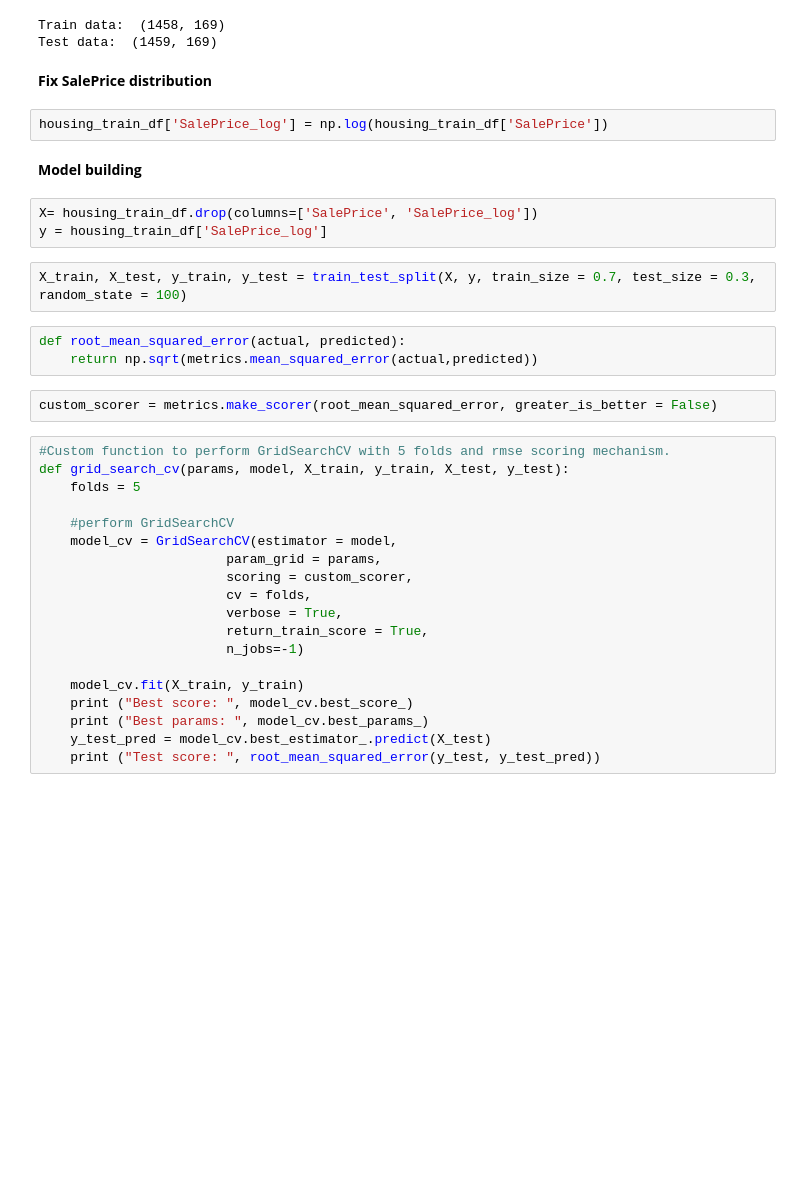
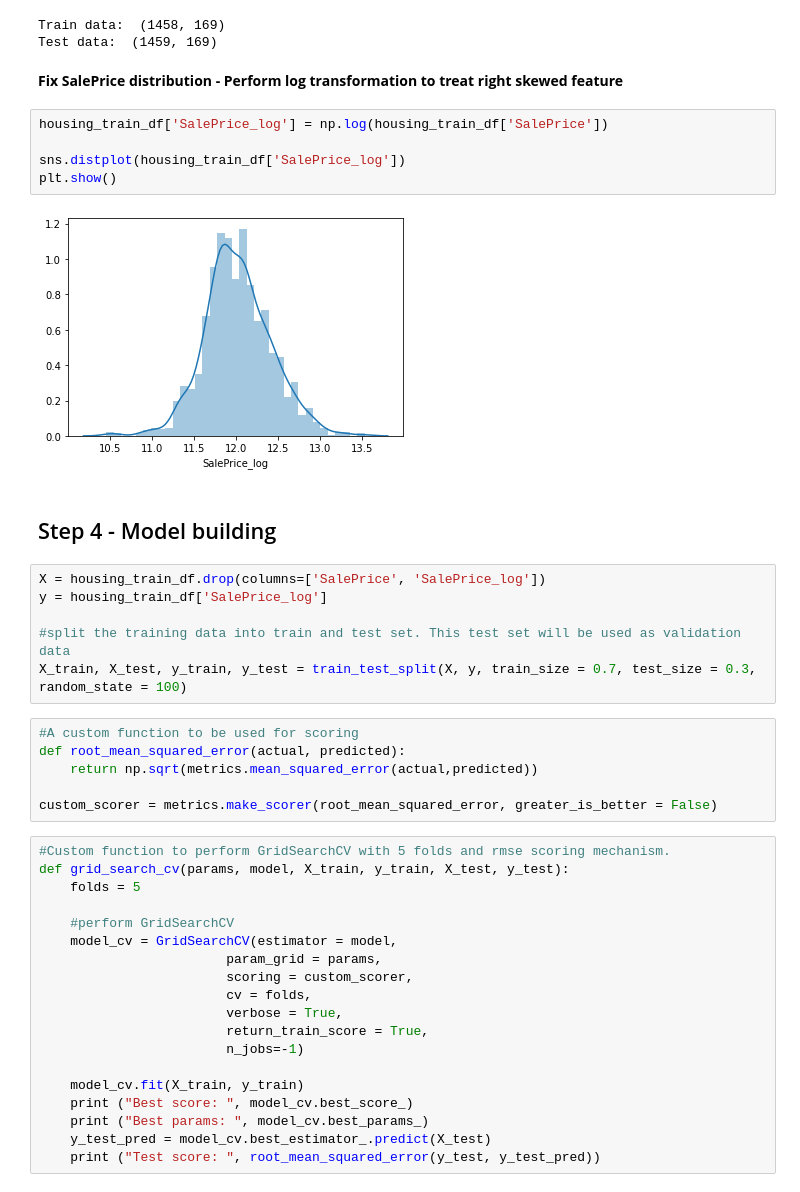
Before and after one commit to nehakumar31/kaggle_problems, a Jupyter notebook: House_Price_Prediction/House_Price_Prediction.ipynb, the cells around one changed output. Drawn from its saved outputs; the diff is of its cells as text; blank space fills up the shorter version.

```diff
--- a/House_Price_Prediction/House_Price_Prediction.ipynb
+++ b/House_Price_Prediction/House_Price_Prediction.ipynb
@@ -570,21 +654,28 @@ print ("Test data: ", housing_test_df.shape)
 Train data:  (1458, 169)
 Test data:  (1459, 169)
 # %% [markdown]
-**Fix SalePrice distribution**
+**Fix SalePrice distribution - Perform log transformation to treat right skewed feature**
 # %%
 housing_train_df['SalePrice_log'] = np.log(housing_train_df['SalePrice'])
+
+sns.distplot(housing_train_df['SalePrice_log'])
+plt.show()
+# %% [output]
+[figure, added]
 # %% [markdown]
-**Model building**
+## Step 4 - Model building
-# %%
-X= housing_train_df.drop(columns=['SalePrice', 'SalePrice_log'])
-y = housing_train_df['SalePrice_log']
 # %%
+X = housing_train_df.drop(columns=['SalePrice', 'SalePrice_log'])
+y = housing_train_df['SalePrice_log']
+
+#split the training data into train and test set. This test set will be used as validation data
 X_train, X_test, y_train, y_test = train_test_split(X, y, train_size = 0.7, test_size = 0.3, random_state = 100)
 # %%
+#A custom function to be used for scoring
 def root_mean_squared_error(actual, predicted):
     return np.sqrt(metrics.mean_squared_error(actual,predicted))
+
+custom_scorer = metrics.make_scorer(root_mean_squared_error, greater_is_better = False)
-# %%
-custom_scorer = metrics.make_scorer(root_mean_squared_error, greater_is_better = False)
 # %%
 #Custom function to perform GridSearchCV with 5 folds and rmse scoring mechanism.
 def grid_search_cv(params, model, X_train, y_train, X_test, y_test):
```
Also changed, not shown: parts of 130 cells of this notebook.
